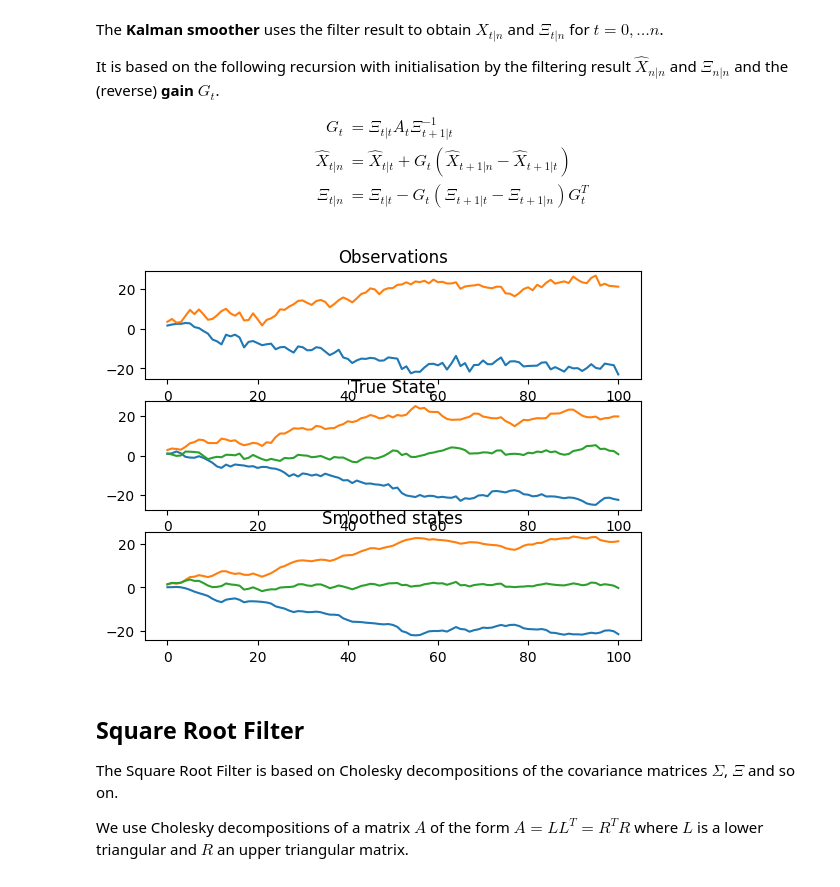
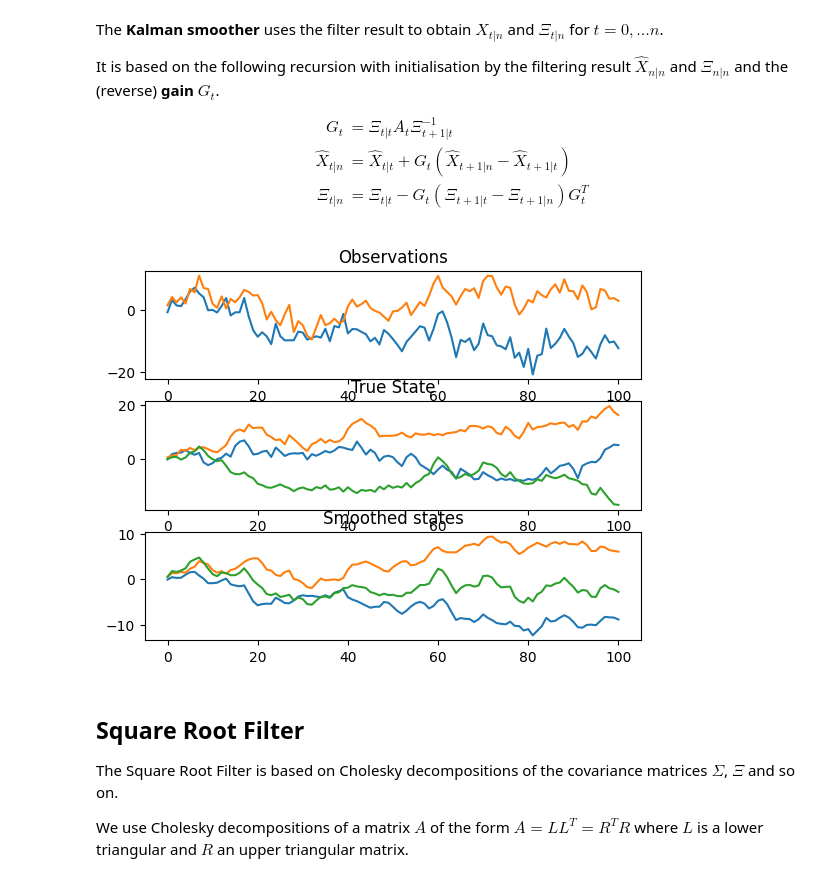
Before and after one commit to stefanheyder/isssm, a Jupyter notebook: nbs/10_kalman_filter_smoother.ipynb, the cells around one changed output. Drawn from its saved outputs; the diff is of its cells as text; code cells hidden in the pictures.

```diff
--- a/nbs/10_kalman_filter_smoother.ipynb
+++ b/nbs/10_kalman_filter_smoother.ipynb
@@ -63,13 +11,0 @@ def simulate_glssm(x0, A, B, Sigma, Omega, N, key):
-# %%
-m, p, n = 3, 2, 100
-A = jnp.broadcast_to(jnp.eye(m), (n, m, m))
-B = jnp.broadcast_to(jnp.array([[1, 0, 1], [0, 1, 1]]), (n + 1, p, m))
-
-s2, omega2 = 1, 1
-Sigma = jnp.broadcast_to(s2 * jnp.eye(m), (n + 1, m, m))
-Omega = jnp.broadcast_to(omega2 * jnp.eye(p), (n + 1, p, p))
-x0 = jnp.zeros(m)
-
-key = jrn.PRNGKey(53412312)
-key, subkey = jrn.split(key)
-(X, ), (Y,) = simulate_glssm(x0, A, B, Sigma, Omega, 1, key)
@@ -220,0 +140,6 @@ def gnll(y, x_pred, Xi_pred, B, Omega):
+# %%
+x0, A, B, Sigma, Omega = common_factor_lcm(
+    100, jnp.zeros(3), jnp.eye(3), 2., 3.
+)
+
+(x,), (y,) = simulate_glssm(x0, A, B, Sigma, Omega, 1, jrn.PRNGKey(53405234))
@@ -221,10 +148,10 @@ def gnll(y, x_pred, Xi_pred, B, Omega):
 # %%
-x_filt, Xi_filt, x_pred, Xi_pred = kalman(Y, x0, Sigma, Omega, A, B)
+x_filt, Xi_filt, x_pred, Xi_pred = kalman(y, x0, Sigma, Omega, A, B)
 fig, (ax1, ax2, ax3) = plt.subplots(3, 1)
 ax1.set_title("Observations")
-ax1.plot(Y, label="y")
+ax1.plot(y, label="y")
 
-ax2.plot(X)
+ax2.plot(x)
 ax2.set_title("True State")
 
 ax3.set_title("Filtered states")
@@ -252,7 +179,7 @@ StateCov = Float[Array, "m m"]
 StateTransition = Float[Array, "m m"]
 
 
-def smooth(
+def smooth_step(
     x_filt: State,
     x_pred_next: State,
     x_smooth_next: State,
@@ -281,7 +208,7 @@ def smoother(
         x_smooth_next, Xi_smooth_next = carry
         x_filt, Xi_filt, x_pred_next, Xi_pred_next, A = inputs
 
-        x_smooth, Xi_smooth = smooth(
+        x_smooth, Xi_smooth = smooth_step(
             x_filt, x_pred_next, x_smooth_next, Xi_filt, Xi_pred_next, Xi_smooth_next,A
         )
 
@@ -296,23 +223,23 @@ def smoother(
 
     return x_smooth, Xi_smooth
 # %%
-x_filt, Xi_filt, x_pred, Xi_pred = kalman(Y, x0, Sigma, Omega, A, B)
+x_filt, Xi_filt, x_pred, Xi_pred = kalman(y, x0, Sigma, Omega, A, B)
 
 x_smooth, Xi_smooth = smoother(x_filt, Xi_filt, x_pred, Xi_pred, A)
 
 fig, (ax1, ax2, ax3) = plt.subplots(3, 1)
 ax1.set_title("Observations")
-ax1.plot(Y, label="y")
+ax1.plot(y, label="y")
 
-ax2.plot(X)
+ax2.plot(x)
 ax2.set_title("True State")
 
 ax3.set_title("Smoothed states")
 ax3.plot(x_smooth)
 
 plt.show()
 # %% [output]
-[figure, old version]
+[figure, new version]
 # %% [markdown]
 ## Square Root Filter
 The Square Root Filter is based on Cholesky decompositions of the covariance matrices $\Sigma$, $\Xi$ and so on.
```
Also changed, not shown: parts of 16 cells of this notebook, 16 other files.
